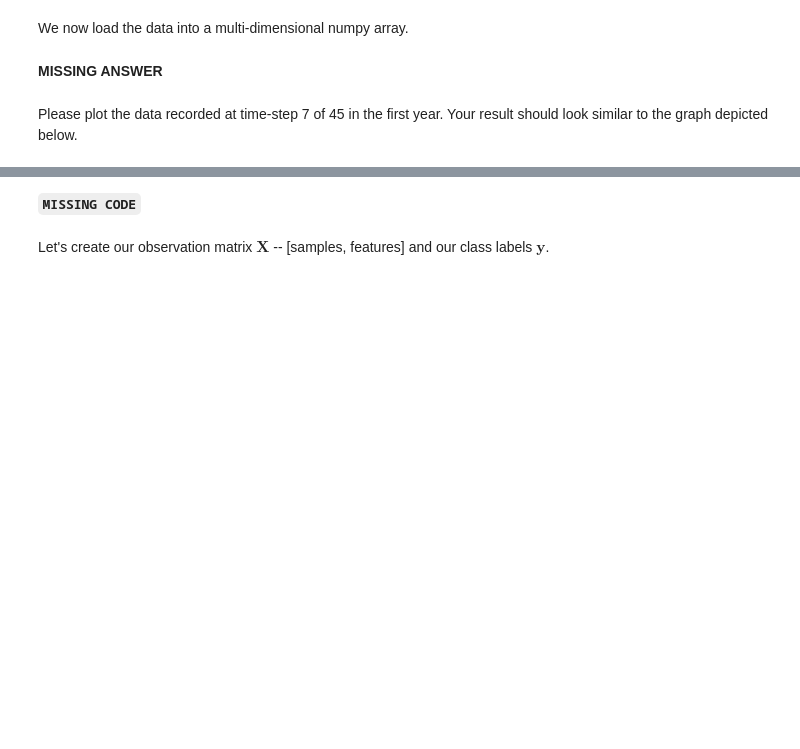
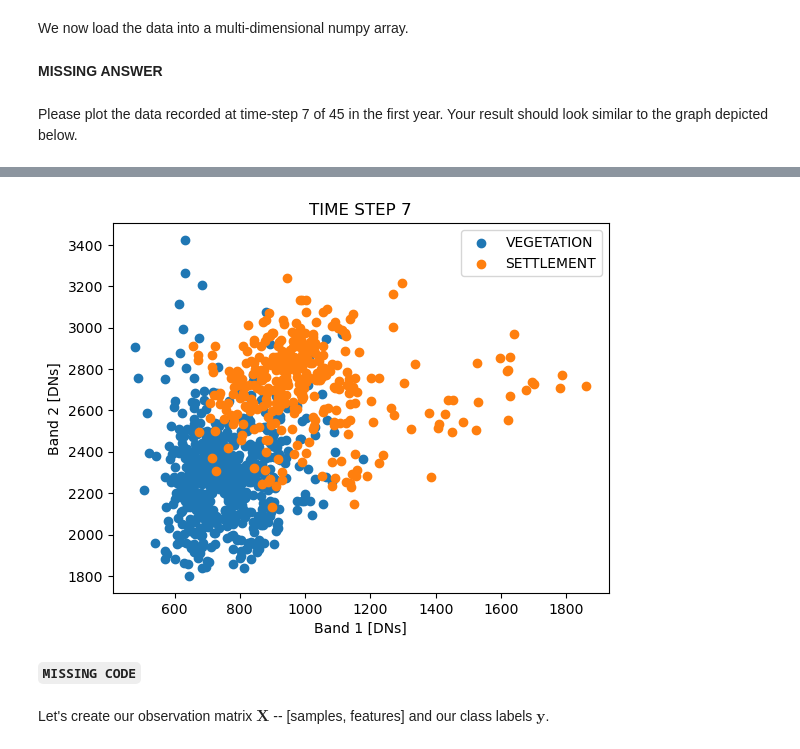
Before and after one commit to DirkWilkeHoffmann/SpaceScienceAssignment1, a Jupyter notebook: Part A and B - Notebook/Assignment 1 - Part A and B.ipynb, the cells around one changed output, grey strips where cells are left out. Drawn from its saved outputs; the diff is of its cells as text; code cells hidden in the pictures; blank space fills up the shorter version.

Commit message:
Generated single time-step.

```diff
--- a/Part A and B - Notebook/Assignment 1 - Part A and B.ipynb
+++ b/Part A and B - Notebook/Assignment 1 - Part A and B.ipynb
@@ -86,7 +98,7 @@ plot_mat(name="Gauteng_nochange.mat")
 # %% [markdown]
 We now load the data into a multi-dimensional numpy array.
 # %%
-mat = scipy.io.loadmat("Gauteng_nochange.mat")
+mat = scipy.io.loadmat("../Data/Gauteng_nochange.mat")
 veg_gauteng = mat['veg_gauteng']
 bwt_gauteng = mat['bwt_gauteng']
 # %% [markdown]
@@ -98,3 +112,26 @@ Image("./sample.png")
+# %%
+# (time,pixels,band)
+
+def plot_time_step(timestep):
+    band1 = veg_gauteng[timestep, :, 0]
+    band2 = veg_gauteng[timestep, :, 1]
+
+    plt.scatter(band1, band2, label="VEGETATION")
+
+    band1_settlement = bwt_gauteng[timestep, :, 0]
+    band2_settlement = bwt_gauteng[timestep, :, 1]
+
+    plt.scatter(band1_settlement, band2_settlement, label="SETTLEMENT")
+
+    plt.xlabel("Band 1 [DNs]")
+    plt.ylabel("Band 2 [DNs]")
+    plt.legend()
+    plt.title("TIME STEP " + str(timestep))
+    plt.show()
+
+plot_time_step(7)
+# %% [output]
+[figure, added]
 # %% [markdown]
 **`MISSING CODE`**
 # %% [markdown]
```
Also changed, not shown: parts of 6 cells of this notebook.
